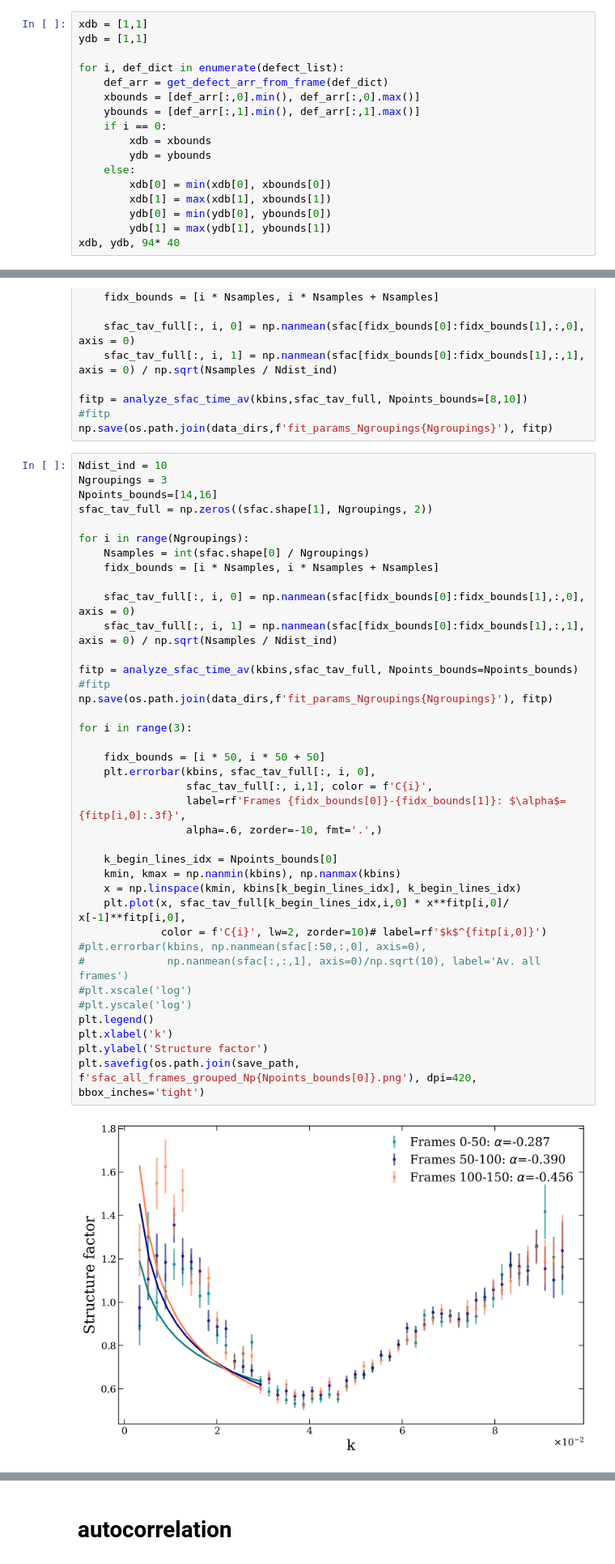
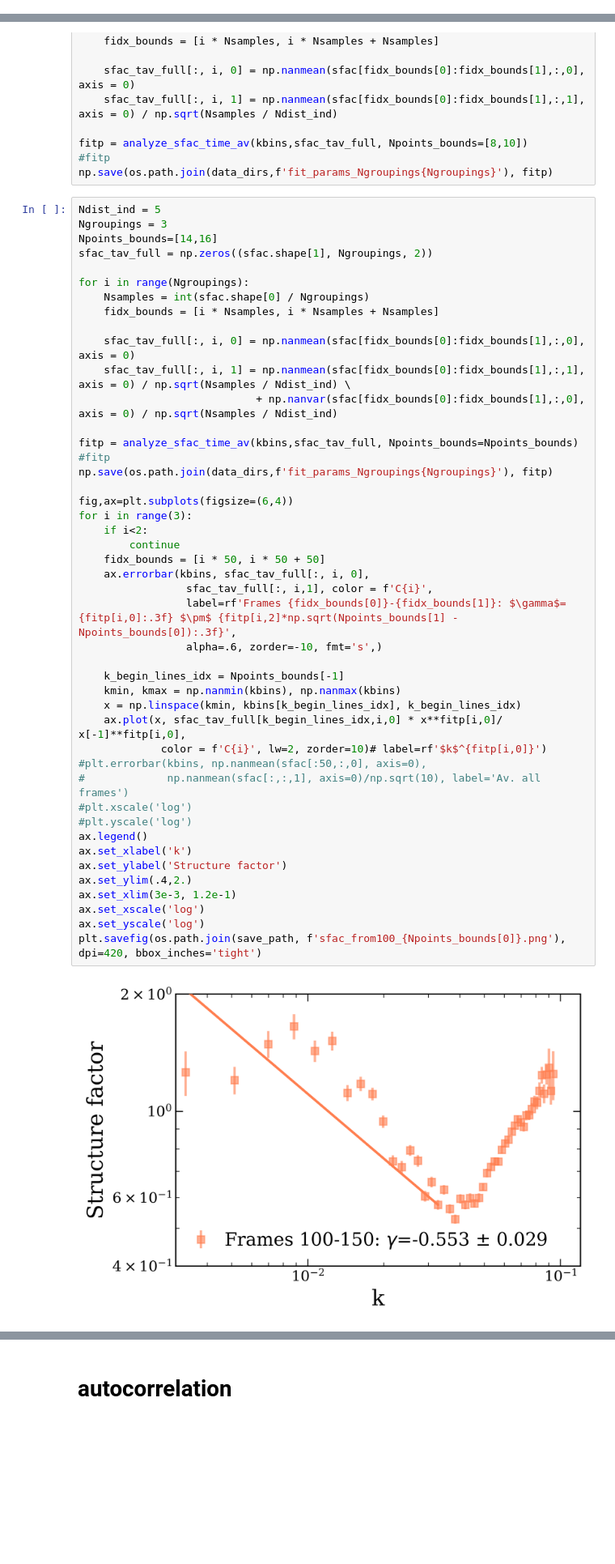
Before and after one commit to simonguld/Thesis, a Jupyter notebook: NematicAnalysis/tianxiang_ana.ipynb, the cells around one changed output, grey strips where cells are left out. Shown at 81% size. Cells and saved outputs as stored; diff of their text form; blank space fills up the shorter version.

```diff
--- a/NematicAnalysis/tianxiang_ana.ipynb
+++ b/NematicAnalysis/tianxiang_ana.ipynb
@@ -103,20 +204,3 @@ plt.xlim(xmin=40)
 plt.savefig(os.path.join(save_path, 'pcf.png'), dpi=420, )
 # %% [output]
 [figure]
-# %%
-xdb = [1,1]
-ydb = [1,1]
-
-for i, def_dict in enumerate(defect_list):
-    def_arr = get_defect_arr_from_frame(def_dict)
-    xbounds = [def_arr[:,0].min(), def_arr[:,0].max()]
-    ybounds = [def_arr[:,1].min(), def_arr[:,1].max()]
-    if i == 0:
-        xdb = xbounds
-        ydb = ybounds
-    else:
-        xdb[0] = min(xdb[0], xbounds[0])
-        xdb[1] = max(xdb[1], xbounds[1])
-        ydb[0] = min(ydb[0], ybounds[0])
-        ydb[1] = max(ydb[1], ybounds[1])
-xdb, ydb, 94* 40
@@ -442,45 +428,52 @@ fitp = analyze_sfac_time_av(kbins,sfac_tav_full, Npoints_bounds=[8,10])
 #fitp
 np.save(os.path.join(data_dirs,f'fit_params_Ngroupings{Ngroupings}'), fitp)
 # %%
-Ndist_ind = 10
+Ndist_ind = 5
 Ngroupings = 3
 Npoints_bounds=[14,16]
 sfac_tav_full = np.zeros((sfac.shape[1], Ngroupings, 2))
 
 for i in range(Ngroupings):
     Nsamples = int(sfac.shape[0] / Ngroupings)
     fidx_bounds = [i * Nsamples, i * Nsamples + Nsamples]
 
     sfac_tav_full[:, i, 0] = np.nanmean(sfac[fidx_bounds[0]:fidx_bounds[1],:,0], axis = 0)
-    sfac_tav_full[:, i, 1] = np.nanmean(sfac[fidx_bounds[0]:fidx_bounds[1],:,1], axis = 0) / np.sqrt(Nsamples / Ndist_ind)
+    sfac_tav_full[:, i, 1] = np.nanmean(sfac[fidx_bounds[0]:fidx_bounds[1],:,1], axis = 0) / np.sqrt(Nsamples / Ndist_ind) \
+                            + np.nanvar(sfac[fidx_bounds[0]:fidx_bounds[1],:,0], axis = 0) / np.sqrt(Nsamples / Ndist_ind)
 
 fitp = analyze_sfac_time_av(kbins,sfac_tav_full, Npoints_bounds=Npoints_bounds)
 #fitp
 np.save(os.path.join(data_dirs,f'fit_params_Ngroupings{Ngroupings}'), fitp)
 
+fig,ax=plt.subplots(figsize=(6,4))
 for i in range(3):
+    if i<2:
+        continue
+    fidx_bounds = [i * 50, i * 50 + 50]
+    ax.errorbar(kbins, sfac_tav_full[:, i, 0],
+                 sfac_tav_full[:, i,1], color = f'C{i}',
+                 label=rf'Frames {fidx_bounds[0]}-{fidx_bounds[1]}: $\gamma$={fitp[i,0]:.3f} $\pm$ {fitp[i,2]*np.sqrt(Npoints_bounds[1] - Npoints_bounds[0]):.3f}',
+                 alpha=.6, zorder=-10, fmt='s',)
 
-    fidx_bounds = [i * 50, i * 50 + 50]
-    plt.errorbar(kbins, sfac_tav_full[:, i, 0],
-                 sfac_tav_full[:, i,1], color = f'C{i}',
-                 label=rf'Frames {fidx_bounds[0]}-{fidx_bounds[1]}: $\alpha$={fitp[i,0]:.3f}',
-                 alpha=.6, zorder=-10, fmt='.',)
-
-    k_begin_lines_idx = Npoints_bounds[0]
+    k_begin_lines_idx = Npoints_bounds[-1]
     kmin, kmax = np.nanmin(kbins), np.nanmax(kbins)
     x = np.linspace(kmin, kbins[k_begin_lines_idx], k_begin_lines_idx)
-    plt.plot(x, sfac_tav_full[k_begin_lines_idx,i,0] * x**fitp[i,0]/ x[-1]**fitp[i,0],
+    ax.plot(x, sfac_tav_full[k_begin_lines_idx,i,0] * x**fitp[i,0]/ x[-1]**fitp[i,0],
              color = f'C{i}', lw=2, zorder=10)# label=rf'$k$^{fitp[i,0]}')
 #plt.errorbar(kbins, np.nanmean(sfac[:50,:,0], axis=0),
 #             np.nanmean(sfac[:,:,1], axis=0)/np.sqrt(10), label='Av. all frames')
 #plt.xscale('log')
 #plt.yscale('log')
-plt.legend()
-plt.xlabel('k')
-plt.ylabel('Structure factor')
-plt.savefig(os.path.join(save_path, f'sfac_all_frames_grouped_Np{Npoints_bounds[0]}.png'), dpi=420, bbox_inches='tight')
+ax.legend()
+ax.set_xlabel('k')
+ax.set_ylabel('Structure factor')
+ax.set_ylim(.4,2.)
+ax.set_xlim(3e-3, 1.2e-1)
+ax.set_xscale('log')
+ax.set_yscale('log')
+plt.savefig(os.path.join(save_path, f'sfac_from100_{Npoints_bounds[0]}.png'), dpi=420, bbox_inches='tight')
 # %% [output]
-[figure, old version]
+[figure, new version]
 # %%
 from structure_factor.spatial_windows import BoxWindow
 ffidx=100
```
Also changed, not shown: parts of 10 cells of this notebook, 3 other files.
